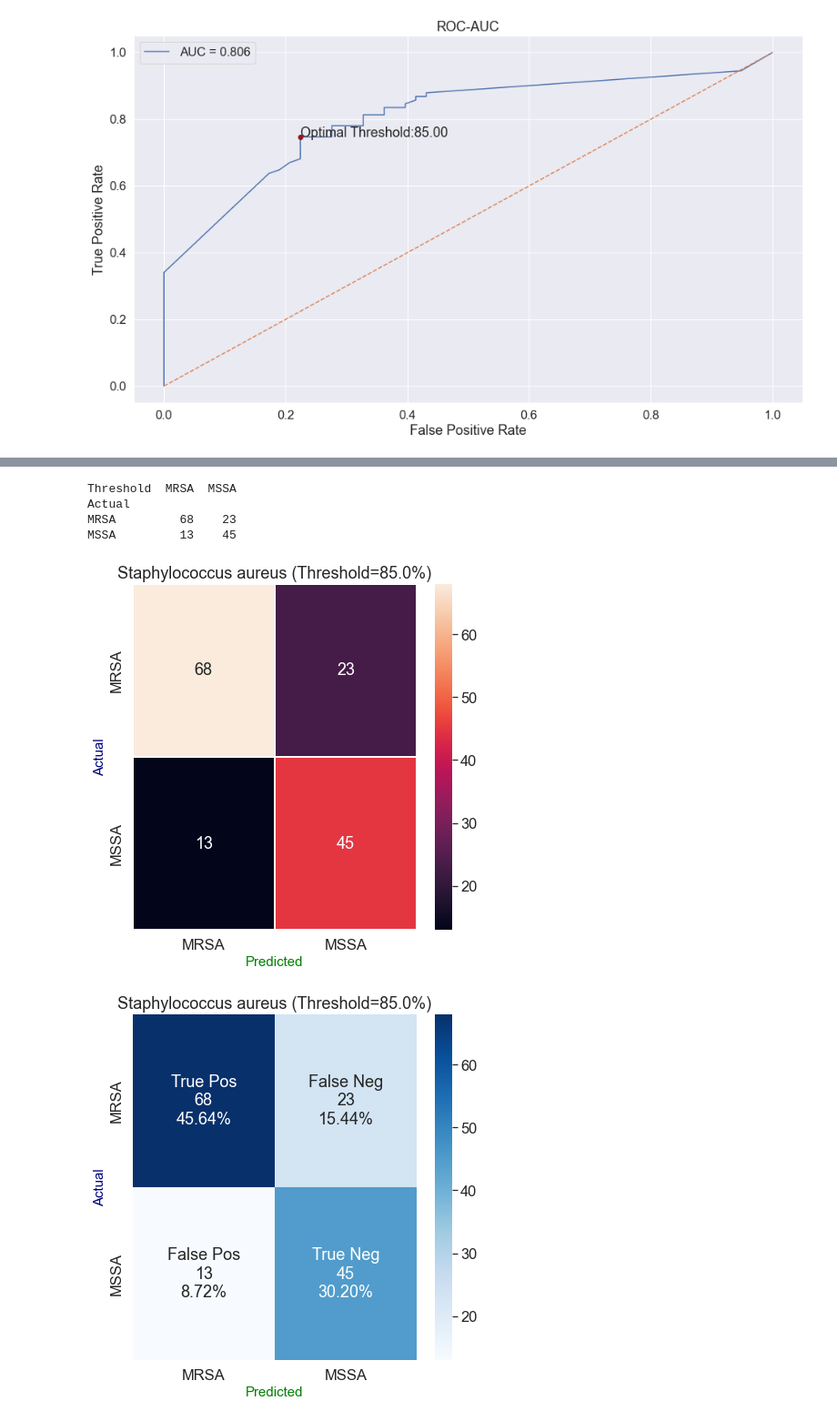
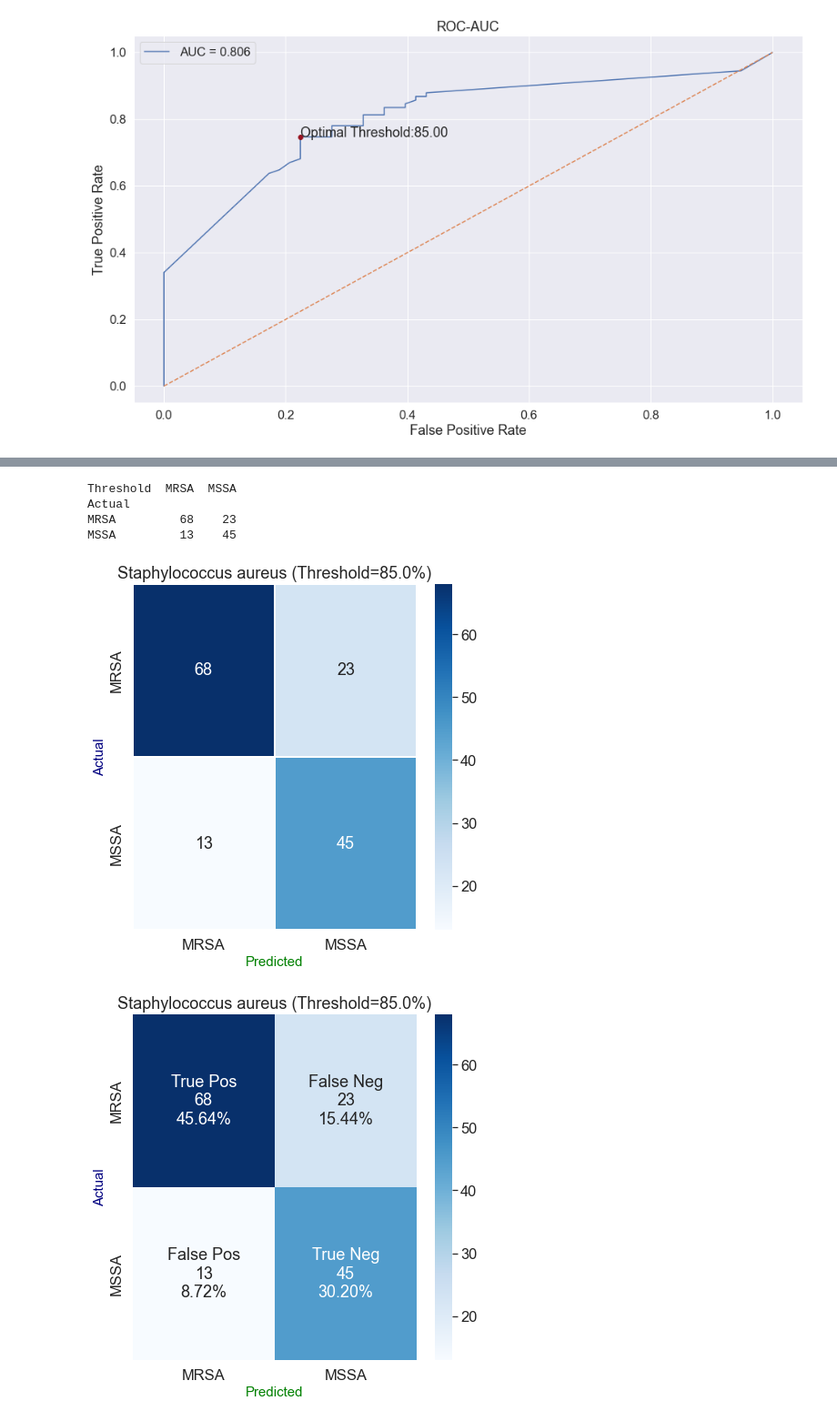
Before and after one commit to ChunWeiPeng/CMUH, a Jupyter notebook: CDSS_SA.ipynb, the cells around one changed output, grey strips where cells are left out. Shown at 91% size. Cells and saved outputs as stored; diff of their text form; code cells hidden in the pictures.

```diff
--- a/CDSS_SA.ipynb
+++ b/CDSS_SA.ipynb
@@ -199,24 +200,24 @@ FPR: 0.2333, TPR: 0.7615
 # %%
 # confusion matrix
 SA['Threshold'] = np.where(SA.PredValue >= optimal_th, 'MRSA', 'MSSA')
 # SA['Predicted'] = np.where(SA['PredLevel'] != '81~100%', 'MSSA', 'MRSA')
 confusion_matrix_SA = pd.crosstab(SA['Resist'], SA['Threshold'], rownames=['Actual'], colnames=['Threshold'])
 print (confusion_matrix_SA)
 
 
 plt.figure(figsize=(7,7))
 sn.set(font_scale = 1.5)
-sn.heatmap(confusion_matrix_SA, annot=True, fmt='d', linewidths=1.5)
+sn.heatmap(confusion_matrix_SA, annot=True, fmt='d', linewidths=1.5, cmap='Blues')
 plt.title(f'Staphylococcus aureus (Threshold={optimal_th:.1f}%)', fontsize = 18)
 plt.xlabel('Predicted', fontsize = 15, color='green')
 plt.ylabel('Actual', fontsize = 15, color='navy')
 plt.show()
 # %% [output]
 Threshold  MRSA  MSSA
 Actual
 MRSA         68    23
 MSSA         13    45
-[figure, old version]
+[figure, new version]
 # %%
 plt.figure(figsize=(7,7))
 sn.set(font_scale = 1.5)
```
Also changed, not shown: parts of 10 cells of this notebook, 2 other files.
